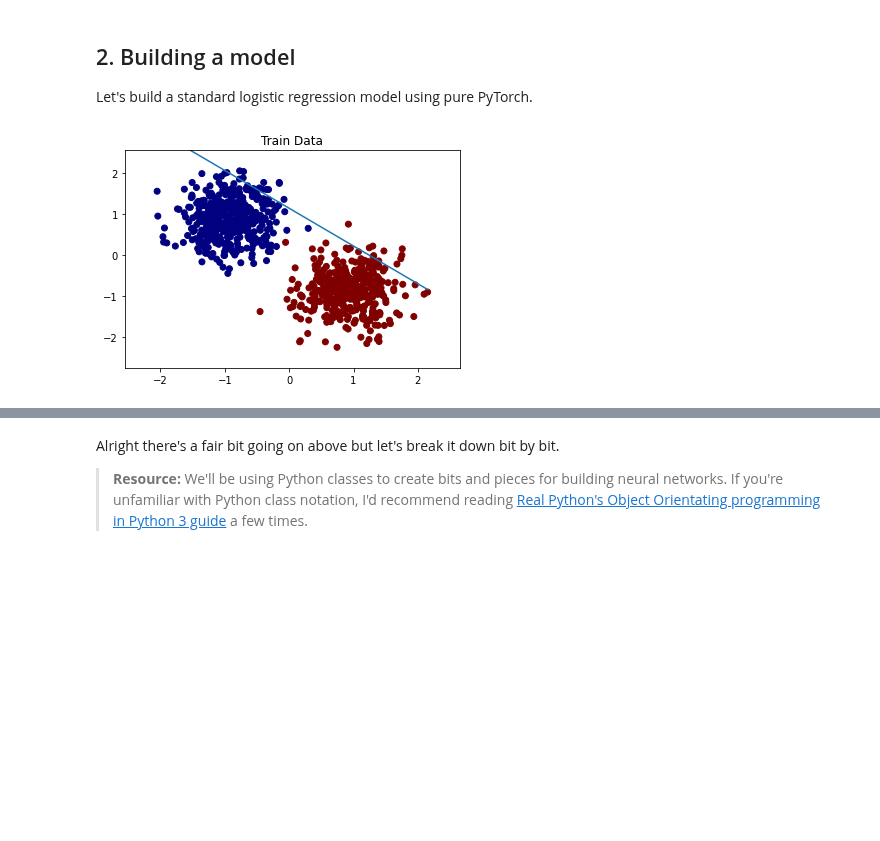
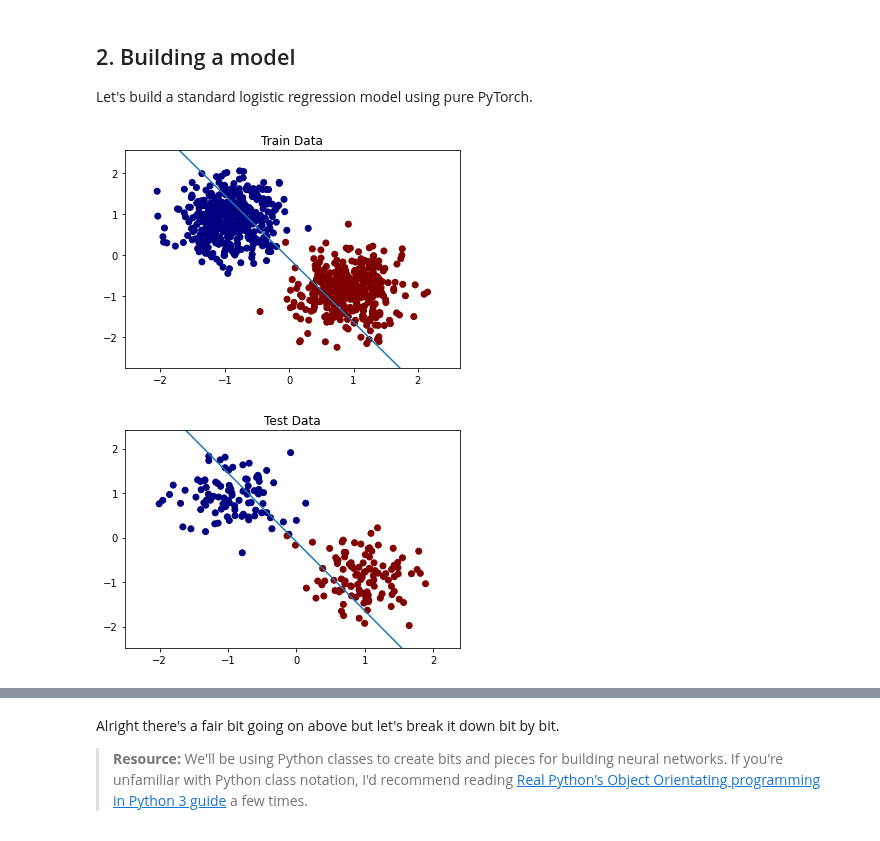
Before and after one commit to sdgroeve/D012554_Machine_Learning_2023, a Jupyter notebook: 01_pytorch_workflow.ipynb, the cells around one changed output, grey strips where cells are left out. Drawn from its saved outputs; the diff is of its cells as text; code cells hidden in the pictures; blank space fills up the shorter version.

```diff
--- a/01_pytorch_workflow.ipynb
+++ b/01_pytorch_workflow.ipynb
@@ -137,6 +137,7 @@ class LogisticRegression(torch.nn.Module):
   def __init__(self, input_dim, output_dim):
     super(LogisticRegression, self).__init__()
     self.linear = torch.nn.Linear(input_dim, output_dim)
+    torch.nn.init.uniform_(self.linear.weight)
 
   def forward(self, x):
     outputs = torch.sigmoid(self.linear(x))
@@ -154,26 +155,29 @@ criterion = torch.nn.CrossEntropyLoss()
 optimizer = torch.optim.SGD(model.parameters(), lr=learning_rate)
 # %%
 import matplotlib.pyplot as plt
+import numpy as np
 
 def model_plot(model,X,y,title):
     parm = {}
     b = []
     for name, param in model.named_parameters():
         parm[name]=param.detach().numpy()
 
     w = parm['linear.weight'][0]
     b = parm['linear.bias'][0]
     plt.scatter(X[:, 0], X[:, 1], c=y,cmap='jet')
     u = np.linspace(X[:, 0].min(), X[:, 0].max(), 2)
     plt.plot(u, (0.5-b-w[0]*u)/w[1])
     plt.xlim(X[:, 0].min()-0.5, X[:, 0].max()+0.5)
     plt.ylim(X[:, 1].min()-0.5, X[:, 1].max()+0.5)
     plt.title(title)
     plt.show()
 
 
 # Train Data
 model_plot(model,X_train,y_train,'Train Data')
+model_plot(model,X_test,y_test,'Test Data')
 # %% [output]
-[figure, old version]
+[figure, new version]
+[figure, added]
 # %%
```
Also changed, not shown: parts of 4 cells of this notebook.
